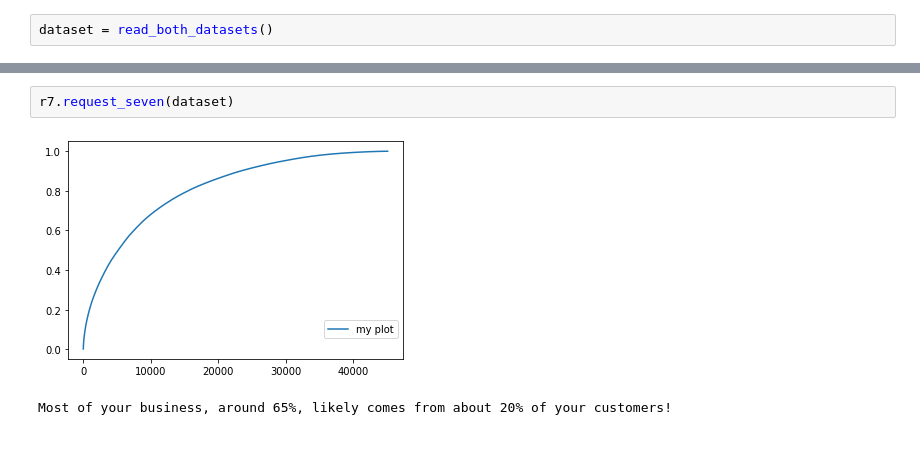
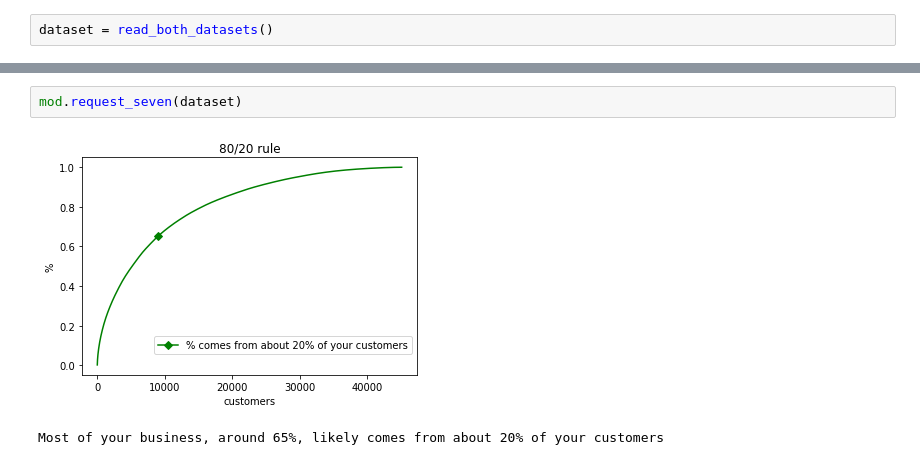
Before and after one commit to SimoneFiorellino/ADM-HW2, a Jupyter notebook: Testing.ipynb, the cells around one changed output, grey strips where cells are left out. Drawn from its saved outputs; the diff is of its cells as text.

```diff
--- a/Testing.ipynb
+++ b/Testing.ipynb
@@ -51,5 +37,5 @@ Overall conversion rate: 0.017006764998015303
 # %%
-r7.request_seven(dataset)
+mod.request_seven(dataset)
 # %% [output]
-[figure, old version]
+[figure, new version]
-Most of your business, around 65%, likely comes from about 20% of your customers!
+Most of your business, around 65%, likely comes from about 20% of your customers
```
Also changed, not shown: parts of 3 cells of this notebook, 4 other files.
